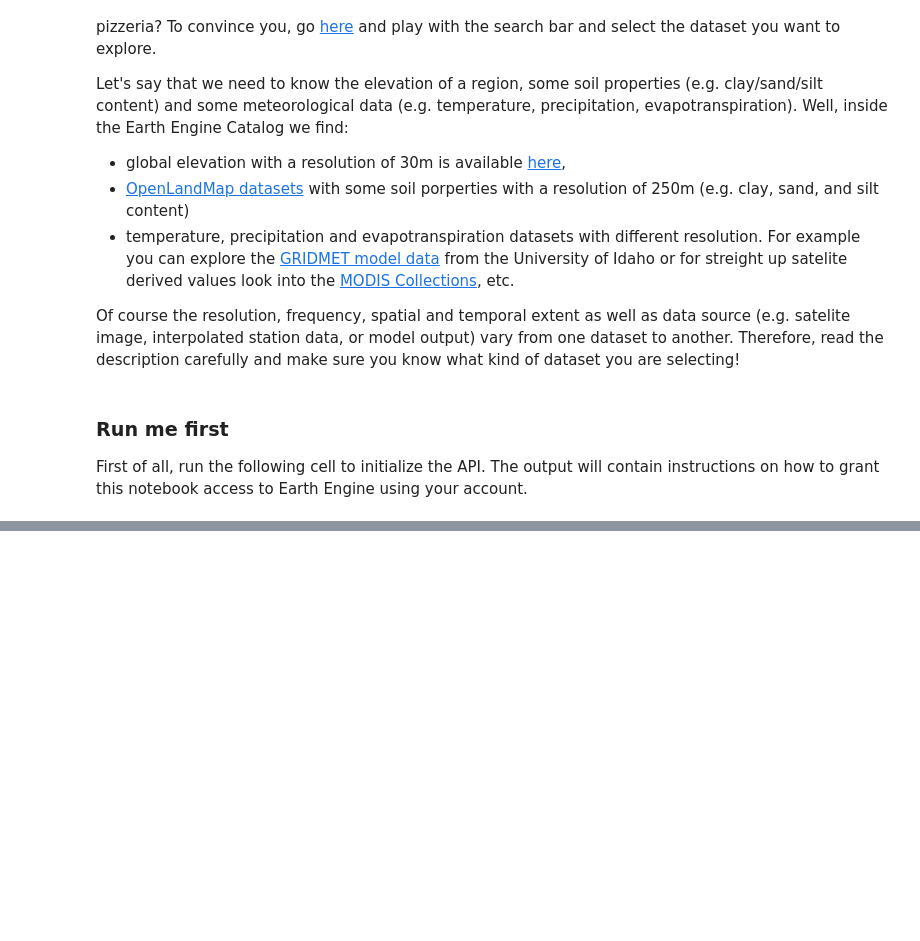
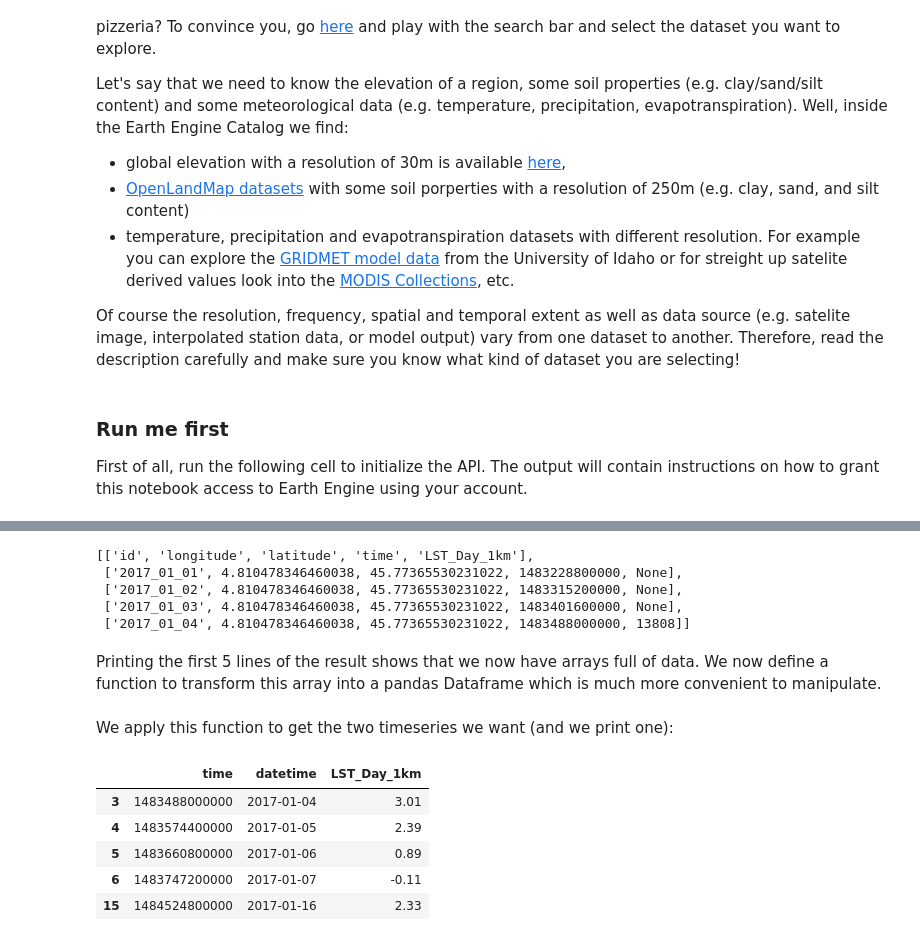
Before and after one commit to google/earthengine-community, a Jupyter notebook: tutorials/Introduction-GEE-Python-API-guiattard/tutorial.ipynb, the cells around one changed output, grey strips where cells are left out. Cells and saved outputs as stored; diff of their text form; code cells hidden in the pictures; blank space fills up the shorter version.

```diff
--- a/tutorials/Introduction-GEE-Python-API-guiattard/tutorial.ipynb
+++ b/tutorials/Introduction-GEE-Python-API-guiattard/tutorial.ipynb
@@ -117,0 +153,66 @@ Once your tutorial is ready for review:
+# %%
+#here is the buffer zone we consider around each point : 1000m
+buffer_points = 1000
+
+# We get the data for the point in urban area
+LST_u_poi = LST.getRegion(u_poi, buffer_points).getInfo()
+# We get the data for the point in rural area
+LST_r_poi = LST.getRegion(r_poi, buffer_points).getInfo()
+
+LST_u_poi[:5]
+# %% [output]
+[['id', 'longitude', 'latitude', 'time', 'LST_Day_1km'],
+ ['2017_01_01', 4.810478346460038, 45.77365530231022, 1483228800000, None],
+ ['2017_01_02', 4.810478346460038, 45.77365530231022, 1483315200000, None],
+ ['2017_01_03', 4.810478346460038, 45.77365530231022, 1483401600000, None],
+ ['2017_01_04', 4.810478346460038, 45.77365530231022, 1483488000000, 13808]]
+# %% [markdown]
+Printing the first 5 lines of the result shows that we now have arrays full of data. We now define a function to transform this array into a pandas Dataframe which is much more convenient to manipulate.
+# %%
+import pandas as pd
+
+def ee_array_to_df(arr, band):
+    """
+    We create a function with an array as input
+    We return a pandas df
+    """
+    df = pd.DataFrame(arr)
+
+    # we rearrange the header
+    headers = df.iloc[0]
+    df = pd.DataFrame(df.values[1:], columns = headers)
+
+    # we remove raws without data inside:
+    df = df[['longitude', 'latitude', 'time', band]].dropna()
+
+    # We converr the data to numeric values
+    df[band] = pd.to_numeric(df[band], errors='coerce')
+
+    # We also convert the Time filed into a datetime
+    df['datetime'] = pd.to_datetime(df['time'], unit='ms')
+
+    # We keep the columns we want
+    df = df[['time','datetime', band]]
+
+    return df
+# %% [markdown]
+We apply this function to get the two timeseries we want (and we print one):
+# %%
+LSTdf_urban = ee_array_to_df(LST_u_poi,'LST_Day_1km')
+
+#Do not forget that the LST is corrected with a scale of 0.02.
+#So we convert the appropriate field of the dataframe to get temperature in celcius:
+LSTdf_urban['LST_Day_1km'] = 0.02*LSTdf_urban['LST_Day_1km'] - 273.15
+
+#We do the same for the rural point:
+LSTdf_rural = ee_array_to_df(LST_r_poi,'LST_Day_1km')
+LSTdf_rural['LST_Day_1km'] = 0.02*LSTdf_rural['LST_Day_1km'] - 273.15
+
+LSTdf_urban.head()
+# %% [output]
+|  | time | datetime | LST_Day_1km |
+| 3 | 1483488000000 | 2017-01-04 | 3.01 |
+| 4 | 1483574400000 | 2017-01-05 | 2.39 |
+| 5 | 1483660800000 | 2017-01-06 | 0.89 |
+| 6 | 1483747200000 | 2017-01-07 | -0.11 |
+| 15 | 1484524800000 | 2017-01-16 | 2.33 |
```
Also changed, not shown: parts of 45 cells of this notebook.
